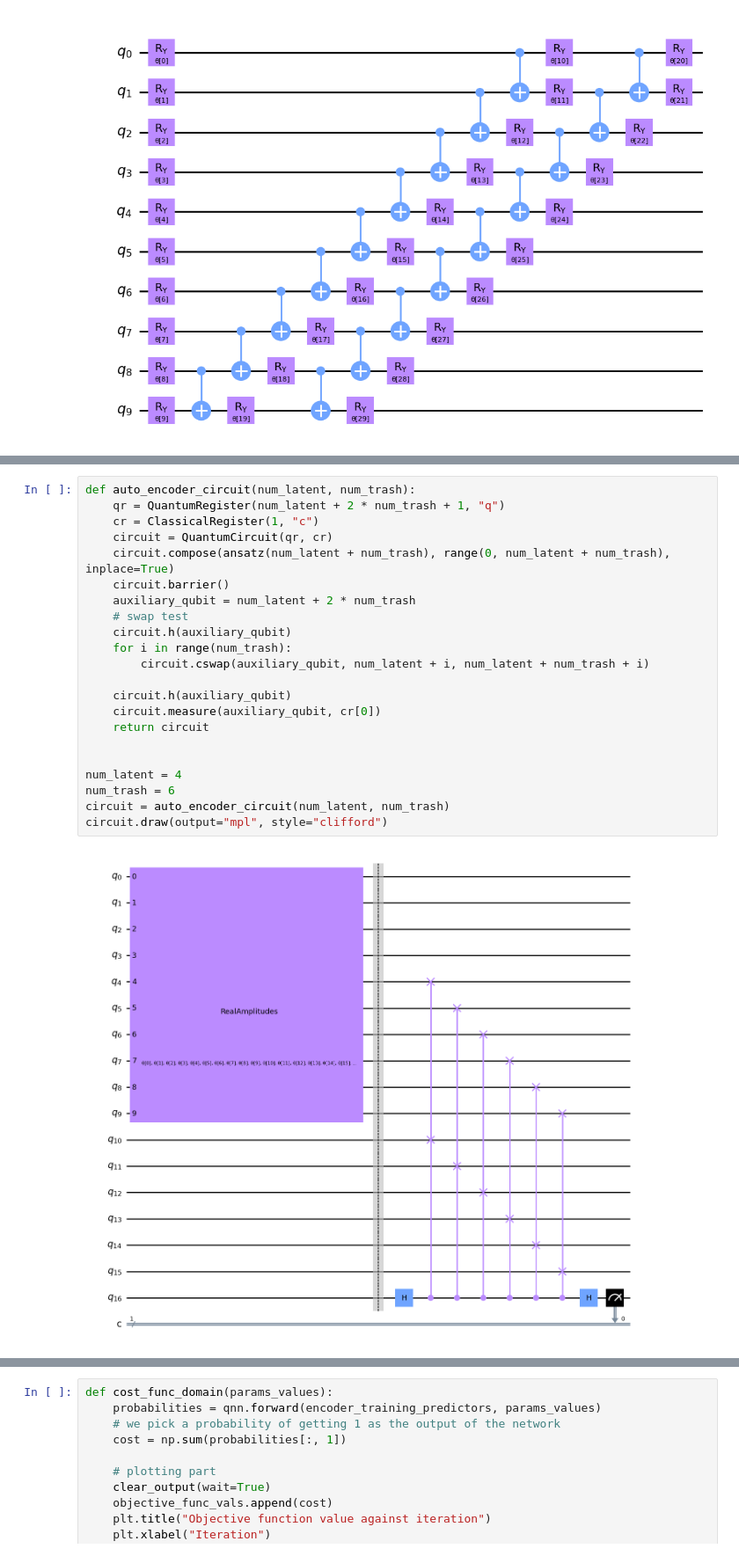
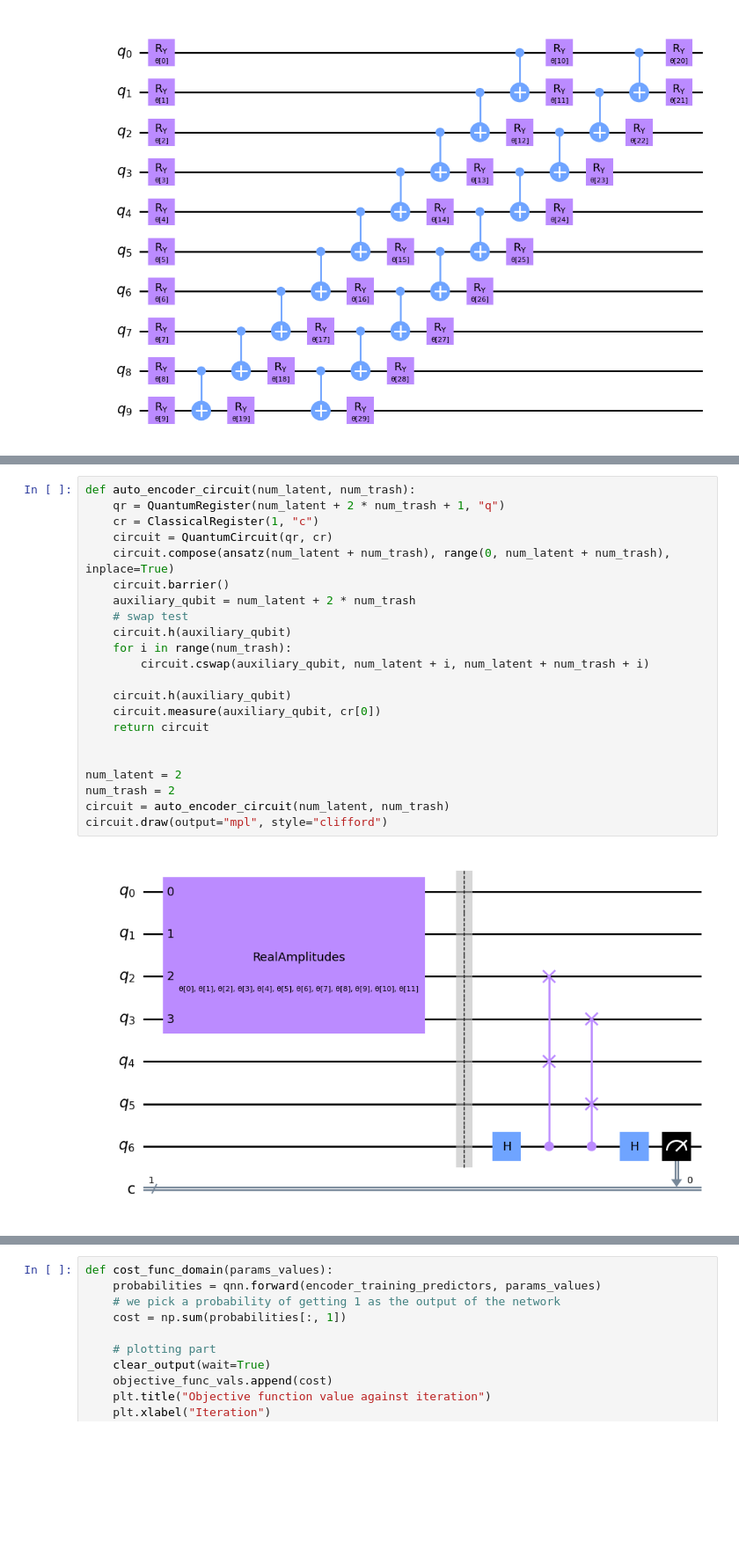
Before and after one commit to benjaminhagan/VIP_QML, a Jupyter notebook: Phase Encoder.ipynb, the cells around one changed output, grey strips where cells are left out. Shown: that part at 88% size. Saved outputs shown, nothing was run; the diff lists cells and outputs as text; blank space fills up the shorter version.

```diff
--- a/Phase Encoder.ipynb
+++ b/Phase Encoder.ipynb
@@ -114,27 +113,27 @@ feature_map.decompose().draw("mpl", style="clifford")
 # %%
 def auto_encoder_circuit(num_latent, num_trash):
     qr = QuantumRegister(num_latent + 2 * num_trash + 1, "q")
     cr = ClassicalRegister(1, "c")
     circuit = QuantumCircuit(qr, cr)
     circuit.compose(ansatz(num_latent + num_trash), range(0, num_latent + num_trash), inplace=True)
     circuit.barrier()
     auxiliary_qubit = num_latent + 2 * num_trash
     # swap test
     circuit.h(auxiliary_qubit)
     for i in range(num_trash):
         circuit.cswap(auxiliary_qubit, num_latent + i, num_latent + num_trash + i)
 
     circuit.h(auxiliary_qubit)
     circuit.measure(auxiliary_qubit, cr[0])
     return circuit
 
 
-num_latent = 4
-num_trash = 6
+num_latent = 2
+num_trash = 2
 circuit = auto_encoder_circuit(num_latent, num_trash)
 circuit.draw(output="mpl", style="clifford")
 # %% [output]
-[figure, old version]
+[figure, new version]
 # %%
 ae = auto_encoder_circuit(num_latent, num_trash)
 qc = QuantumCircuit(num_latent + 2 * num_trash + 1, 1)
```
Also changed, not shown: parts of 12 cells of this notebook.
